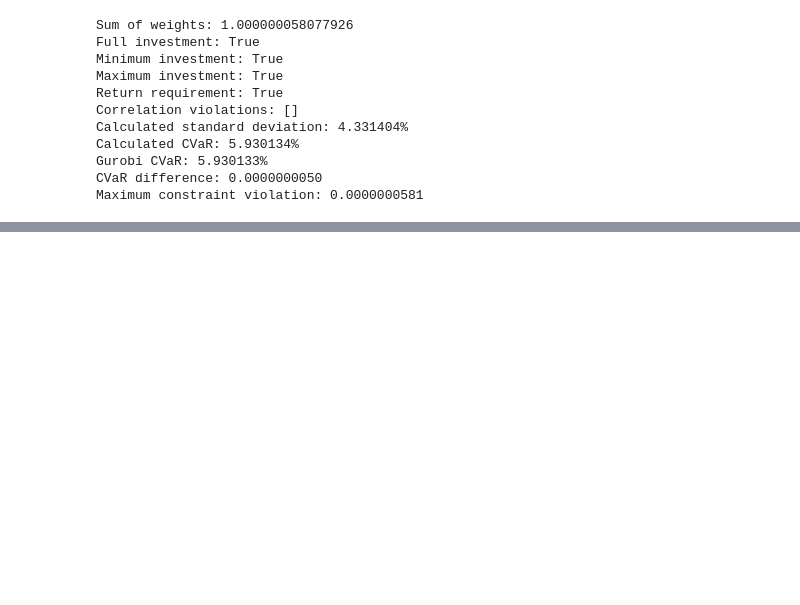
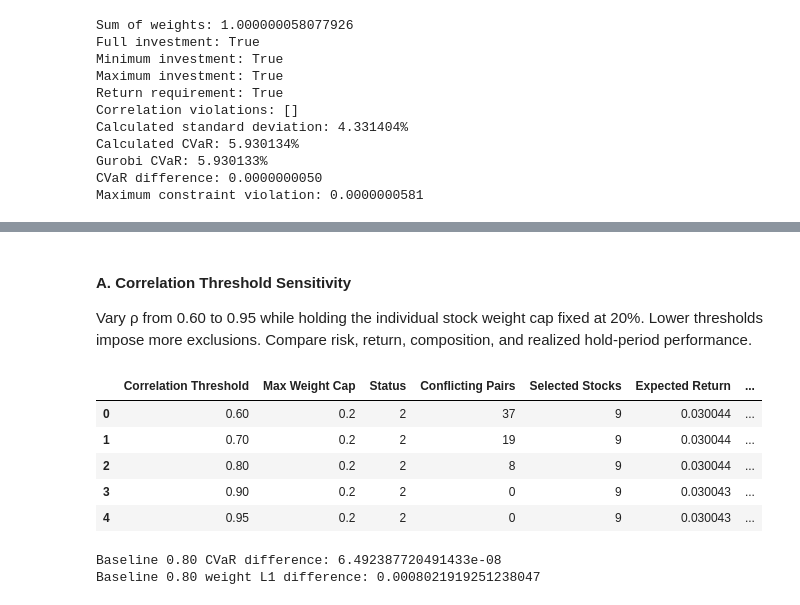
Before and after one commit to ma-benjamin/IEOR4004-Optimization-Project, a Jupyter notebook: model.ipynb, the cells around one changed output, grey strips where cells are left out. Drawn from its saved outputs; the diff is of its cells as text; code cells hidden in the pictures; blank space fills up the shorter version.

```diff
--- a/model.ipynb
+++ b/model.ipynb
@@ -381,0 +454,36 @@ Maximum constraint violation: 0.0000000581
+# %% [markdown]
+#### A. Correlation Threshold Sensitivity
+
+Vary ρ from 0.60 to 0.95 while holding the individual stock weight cap fixed at 20%. Lower thresholds impose more exclusions. Compare risk, return, composition, and realized hold-period performance.
+# %%
+thresholds = [0.60, 0.70, 0.80, 0.90, 0.95]
+correlation_rows, correlation_weights = [], {}
+for rho in thresholds:
+    result, new_weights = solve_policy(correlation_threshold=rho, weight_cap=0.20)
+    correlation_rows.append(result)
+    correlation_weights[rho] = new_weights
+
+correlation_df = pd.DataFrame(correlation_rows)
+display(correlation_df)
+correlation_df.to_csv("correlation_sensitivity.csv", index=False)
+
+# Check direction: as threshold increases, the feasible region expands.
+valid_corr = correlation_df.dropna(subset=["CVaR"])
+assert np.all(np.diff(correlation_df["Conflicting Pairs"]) <= 0)
+assert np.all(np.diff(valid_corr["CVaR"]) <= 1e-5), "Investigate CVaR monotonicity / solver gaps"
+
+# Compare the re-solved 0.80 portfolio against the original baseline.
+assert correlation_weights[0.80] is not None
+print("Baseline 0.80 CVaR difference:",
+      abs(float(valid_corr.loc[valid_corr["Correlation Threshold"] == 0.80, "CVaR"].iloc[0]) - m.ObjVal))
+print("Baseline 0.80 weight L1 difference:",
+      np.sum(np.abs(correlation_weights[0.80] - np.asarray(w.X))))
+# %% [output]
+|  | Correlation Threshold | Max Weight Cap | Status | Conflicting Pairs | Selected Stocks | Expected Return | ... |
+| 0 | 0.60 | 0.2 | 2 | 37 | 9 | 0.030044 | ... |
+| 1 | 0.70 | 0.2 | 2 | 19 | 9 | 0.030044 | ... |
+| 2 | 0.80 | 0.2 | 2 | 8 | 9 | 0.030044 | ... |
+| 3 | 0.90 | 0.2 | 2 | 0 | 9 | 0.030043 | ... |
+| 4 | 0.95 | 0.2 | 2 | 0 | 9 | 0.030043 | ... |
+Baseline 0.80 CVaR difference: 6.492387720491433e-08
+Baseline 0.80 weight L1 difference: 0.0008021919251238047
```
Also changed, not shown: parts of 11 cells of this notebook.
